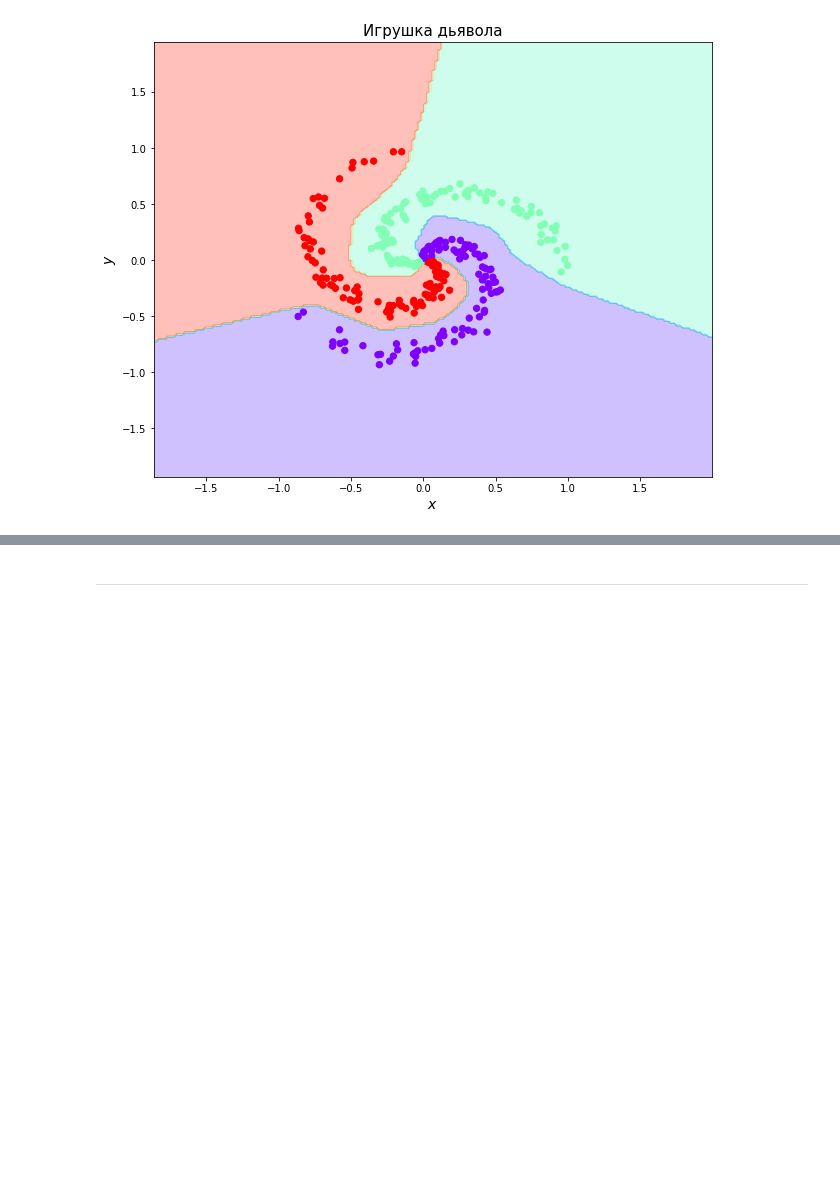
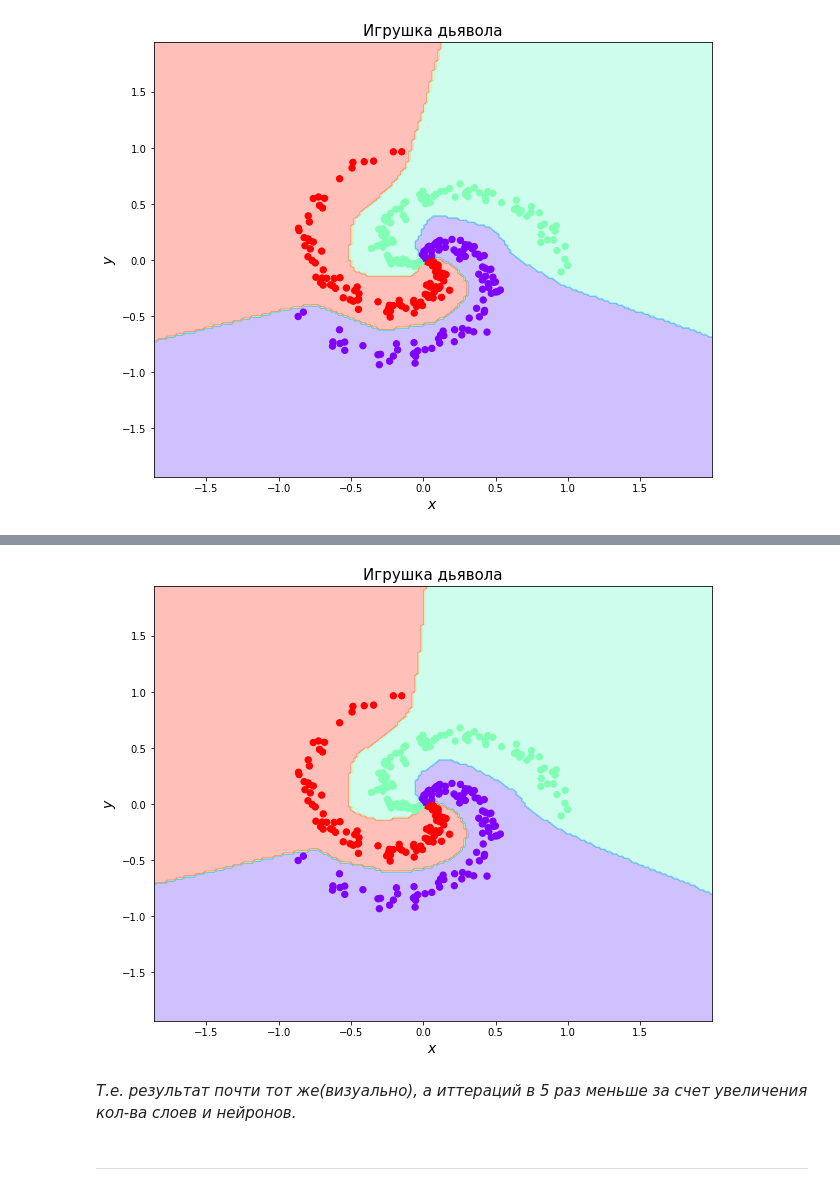
Before and after one commit to bulinayas/Deep-deep-learning, a Jupyter notebook: [seminar]mlp_pytorch.ipynb, the cells around one changed output, grey strips where cells are left out. Cells and saved outputs as stored; diff of their text form; code cells hidden in the pictures; blank space fills up the shorter version.

```diff
--- a/[seminar]mlp_pytorch.ipynb
+++ b/[seminar]mlp_pytorch.ipynb
@@ -438,0 +443,15 @@ plt.show();
+# %%
+class MyModel(torch.nn.Module):
+  def __init__(self,D_in,D_out):
+    super().__init__()
+    self.lin1=Linear(D_in,200)
+    self.lin2=Linear(200,200)
+    self.lin3=Linear(200,150)
+    self.lin4=Linear(150,D_out)
+
+  def forward(self,X):
+    X=elu(self.lin1(X))
+    X=leaky_relu(self.lin2(X))
+    X=leaky_relu(self.lin3(X))
+    X=sigmoid(self.lin4(X))
+    return X
@@ -439,3 +496,36 @@ plt.show();
+# %%
+XX=X.data.numpy()
+Yy=y.data.numpy()
+# %%
+h = 0.02
+x_min, x_max = XX[:, 0].min() - 1, XX[:, 0].max() + 1
+y_min, y_max = XX[:, 1].min() - 1, XX[:, 1].max() + 1
+
+xx, yy = np.meshgrid(np.arange(x_min, x_max, h),
+                     np.arange(y_min, y_max, h))
+grid_tensor = torch.FloatTensor(np.c_[xx.ravel(), yy.ravel()])
+
+Z = model(torch.autograd.Variable(grid_tensor))
+Z = Z.data.numpy()
+Z = np.argmax(Z, axis=1)
+Z = Z.reshape(xx.shape)
+
+plt.figure(figsize=(10, 8))
+
+plt.contourf(xx, yy, Z, cmap=plt.cm.rainbow, alpha=0.3)
+plt.scatter(XX[:, 0], XX[:, 1], c=Yy, s=40, cmap=plt.cm.rainbow)
+
+plt.xlim(xx.min(), xx.max())
+plt.ylim(yy.min(), yy.max())
+
+plt.title('Игрушка дьявола', fontsize=15)
+plt.xlabel('$x$', fontsize=14)
+plt.ylabel('$y$', fontsize=14)
+plt.show();
+# %% [output]
+[figure, added]
+# %% [markdown]
+*Т.е. результат почти тот же(визуально), а иттераций в 5 раз меньше за счет увеличения кол-ва слоев и нейронов.*
 # %% [markdown]
 ---
 # %% [markdown]
```
Also changed, not shown: parts of 3 cells of this notebook.
